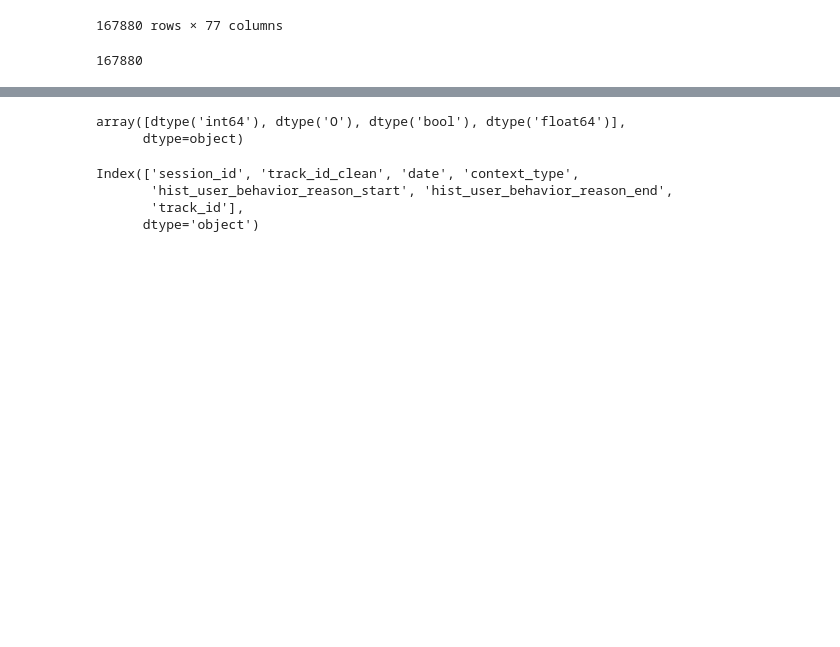
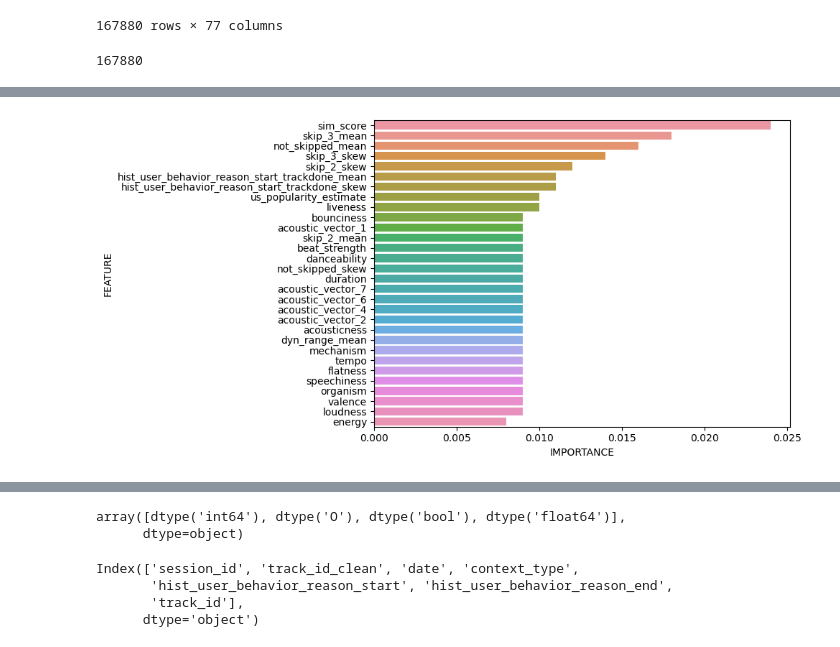
Before and after one commit to curlsloth/Capstone_Spotify-Sequential-Skip-Prediction, a Jupyter notebook: notebooks/5-2_mini_Modeling_RecommendationFiltering.ipynb, the cells around one changed output, grey strips where cells are left out. Drawn from its saved outputs; the diff is of its cells as text; code cells hidden in the pictures; blank space fills up the shorter version.

```diff
--- a/notebooks/5-2_mini_Modeling_RecommendationFiltering.ipynb
+++ b/notebooks/5-2_mini_Modeling_RecommendationFiltering.ipynb
@@ -166,7 +166,7 @@ def cal_similarMat(df_train):
     # Create a place holder matrix for similarities, and fill in the session column
     SessTrackSimilarity = pd.DataFrame(index=DfResetted.index, columns=DfResetted.columns)
     SessTrackSimilarity.iloc[:,:1] = DfResetted.iloc[:,:1]
-
+    SessTrackCorrelation = SessTrackSimilarity.copy()
 
     #We now loop through the rows and columns filling in empty spaces with similarity scores.
 
@@ -181,10 +181,12 @@ def cal_similarMat(df_train):
 
             SessionListening = DfTracksListen.loc[ses,]
             TrackSimilarity = TrackTrackSim[tra]
+            TrackCorrelation = TrackTrackCorr[tra]
             SessTrackSimilarity.loc[i][j] = sum(SessionListening*TrackSimilarity)/sum(TrackSimilarity)
+            SessTrackCorrelation.loc[i][j] = sum(SessionListening*TrackCorrelation)/sum(TrackCorrelation)
 
 
-    return SessTrackSimilarity
+    return SessTrackSimilarity, SessTrackCorrelation
 # %%
 # # https://scikit-learn.org/stable/auto_examples/ensemble/plot_feature_transformation.html#sphx-glr-auto-examples-ensemble-plot-feature-transformation-py
 # from sklearn.preprocessing import FunctionTransformer
@@ -435,4 +362,19 @@ Index(['session_id', 'session_position', 'track_id_clean', 'skip_1', 'skip_2',
 # %%
-df_test_4model.drop(columns = ['session_id', 'session_position', 'track_id_clean', 'skip_1',
-       'skip_3', 'not_skipped','date',
-        'track_id','clus'], inplace = True)
+df_test_set4_FA.drop(columns = ['session_id', 'session_position', 'track_id_clean', 'skip_1',
+       'skip_3', 'not_skipped', 'context_switch', 'no_pause_before_play','date', 'hour_of_day', 'premium'
+       'short_pause_before_play', 'long_pause_before_play',
+       'hist_user_behavior_is_shuffle',
+       'hist_user_behavior_reason_start_appload',
+       'hist_user_behavior_reason_start_backbtn',
+       'hist_user_behavior_reason_start_clickrow',
+       'hist_user_behavior_reason_start_endplay',
+       'hist_user_behavior_reason_start_fwdbtn',
+       'hist_user_behavior_reason_start_playbtn',
+       'hist_user_behavior_reason_start_remote',
+       'hist_user_behavior_reason_start_trackdone',
+       'hist_user_behavior_reason_start_trackerror', 'context_type_catalog',
+       'context_type_charts', 'context_type_editorial_playlist',
+       'context_type_personalized_playlist', 'context_type_radio',
+       'context_type_user_collection', 'track_id','clus'], inplace = True)
+
+df_test_set4_FA.columns
@@ -456,5 +383,5 @@ df_test_4model.drop(columns = ['session_id', 'session_position', 'track_id_clean
 # %%
-X_train, X_test, y_train, y_test = train_test_split(df_test_4model.drop(columns = 'skip_2'), df_test_4model['skip_2'], test_size=0.2, random_state=23)
+X_train, X_test, y_train, y_test = train_test_split(df_test_set4_FA.drop(columns = 'skip_2'), df_test_set4_FA['skip_2'], test_size=0.2, random_state=23)
 # %%
 RF_MulClass = RandomForestClassifier(random_state=23, n_jobs = -1)
 # imp_median = SimpleImputer(missing_values=np.nan, strategy='median')
@@ -472,3 +399,15 @@ score_test 0.7561520419939689
+# %%
+importances = pd.DataFrame({'FEATURE':X_train.columns,'IMPORTANCE':np.round(RF_MulClass.feature_importances_,3)})
+importances = importances.sort_values('IMPORTANCE',ascending=False).set_index('FEATURE')
+
+fig, ax = plt.subplots(figsize=(10,5))
+sel_range = 30
+sns.barplot(y = importances[0:sel_range].index, x = importances['IMPORTANCE'][0:sel_range], orient = 'h', ax = ax)
+
+plt.tight_layout()
+plt.show()
+# %% [output]
+[figure, added]
 # %%
 # load the feature matrix to check whether it was properly saved.
 
```
Also changed, not shown: parts of 22 cells of this notebook, 3 other files.
